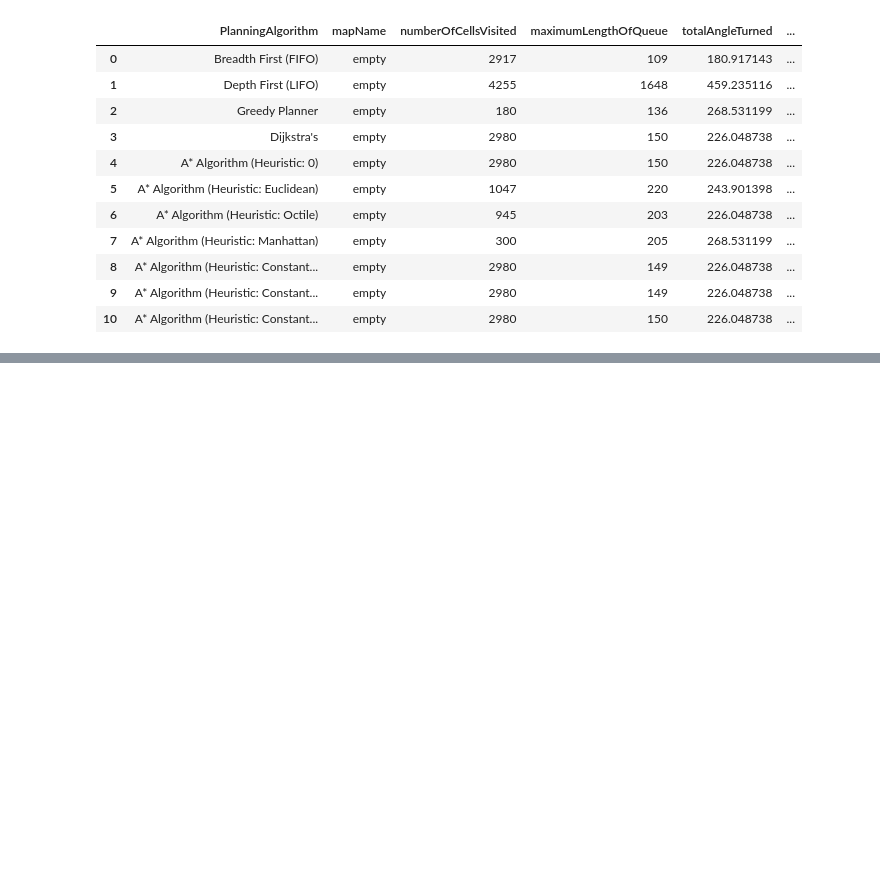
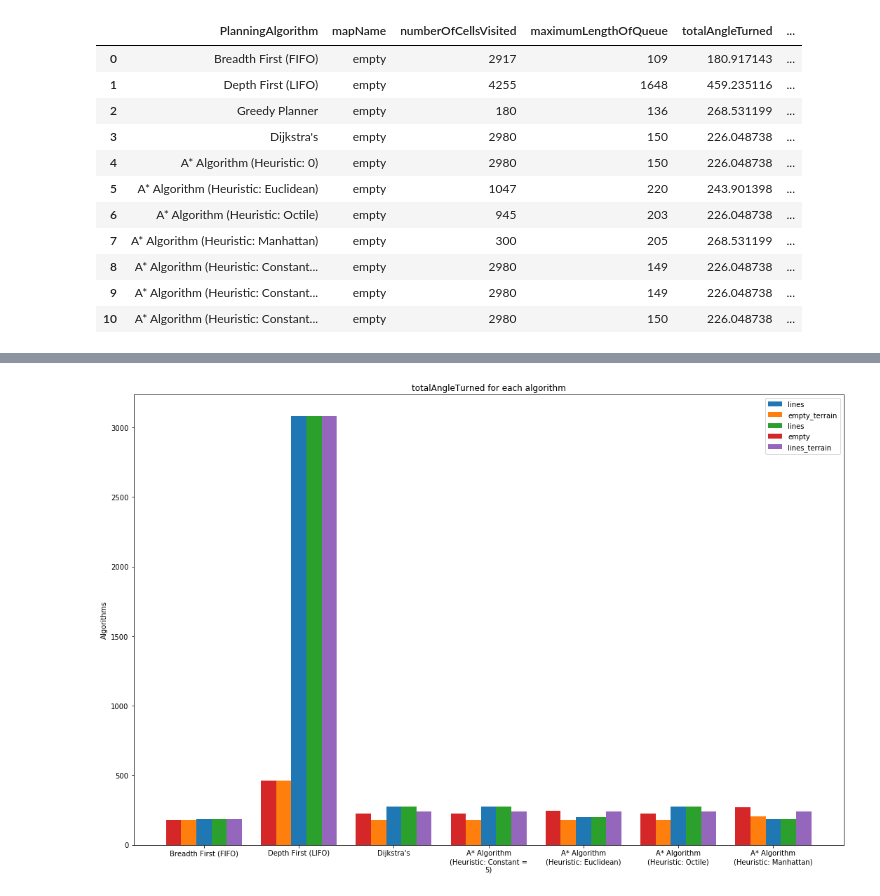
Before and after one commit to tharmee99/COMP0037_CW1_Path-Planning-in-a-known-world, a Jupyter notebook: comp0037_cw1/exports/visualise_performance_metrics.ipynb, the cells around one changed output, grey strips where cells are left out. Drawn from its saved outputs; the diff is of its cells as text; code cells hidden in the pictures; blank space fills up the shorter version.

```diff
--- a/comp0037_cw1/exports/visualise_performance_metrics.ipynb
+++ b/comp0037_cw1/exports/visualise_performance_metrics.ipynb
@@ -39,24 +37,23 @@ def plot_grouped_bar_graph(data, metric_col,
     n_maps=len(label_name)
 
     bar_data=[]
-    for algorithm in planning_algorithms:
-        map_data=[]
-        for map_name in label_name:
-            map_data.append(data[(data['PlanningAlgorithm']==algorithm) & (data['mapName']==map_name)][metric_col].to_list()[0])
-        bar_data.append(map_data)
+    for map_name in label_name:
+        alg_data=[]
+        for algorithm in planning_algorithms:
+            alg_data.append(data[(data['PlanningAlgorithm']==algorithm) & (data['mapName']==map_name)][metric_col].to_list()[0])
+        bar_data.append(np.array(alg_data))
 
     # Define x tick locations
-    x = np.arange(data['PlanningAlgorithm'].nunique())
+    x = np.arange(len(planning_algorithms))
     # Set width of the bar plot
     width = 0.8/n_maps
 
     # Plot the bar graph
-    print(bar_data)
-    fig, ax = plt.subplots(figsize=(14,10))
+    fig, ax = plt.subplots(figsize=(15,10))
     if (n_maps%2==0):
         for i in range(n_maps//2):
-            ax.bar(x - (2*i+1)*width/2, means[n_maps//2 - (i+1)], width, label=label_name[n_maps//2 - (i+1)])
-            ax.bar(x + (2*i+1)*width/2, means[n_maps//2 + i], width, label=label_name[n_maps//2 + i])
+            ax.bar(x - (2*i+1)*width/2, bar_data[n_maps//2 - (i+1)], width, label=label_name[n_maps//2 - (i+1)])
+            ax.bar(x + (2*i+1)*width/2, bar_data[n_maps//2 + i], width, label=label_name[n_maps//2 + i])
     else:
         ax.bar(x, bar_data[n_maps//2], width,label=label_name[n_maps//2])
         for i in range(n_maps//2):
@@ -65,7 +62,7 @@ def plot_grouped_bar_graph(data, metric_col,
 
     # Check if title was passed
     if title is None:
-        title = metric_col + 'for each algorithm'
+        title = metric_col + ' for each algorithm'
     if y_label is None:
         y_label = metric_col
 
@@ -74,7 +71,8 @@ def plot_grouped_bar_graph(data, metric_col,
     ax.set_ylabel('Algorithms')
     ax.set_title(title)
     ax.set_xticks(x)
-    ax.set_xticklabels()
+    planning_algorithms=[textwrap.fill(name,22) for name in planning_algorithms]
+    ax.set_xticklabels(planning_algorithms)
     ax.legend()
 
     # If savefig is True,  save the figure
@@ -98,4 +91,7 @@ ValueError: shape mismatch: objects cannot be broadcast to a single shape
 # %%
 # totalAngleTurned
+plot_grouped_bar_graph(metrics, 'totalAngleTurned')
+# %% [output]
+[figure, added]
 # %%
 # maximumLengthOfQueue
```
Also changed, not shown: parts of 7 cells of this notebook.
